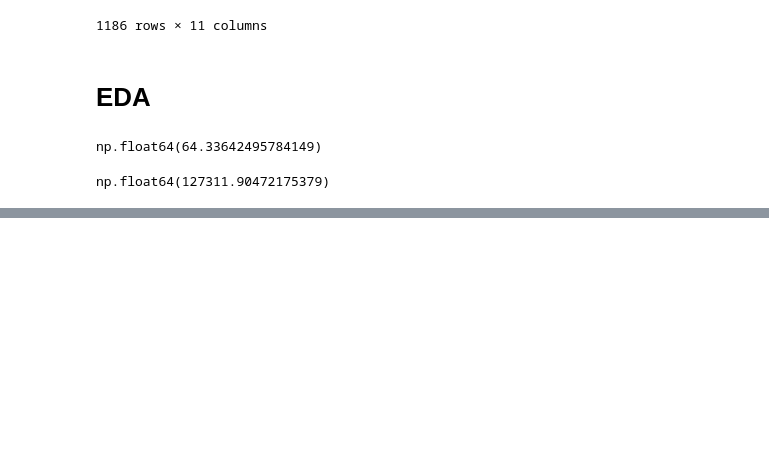
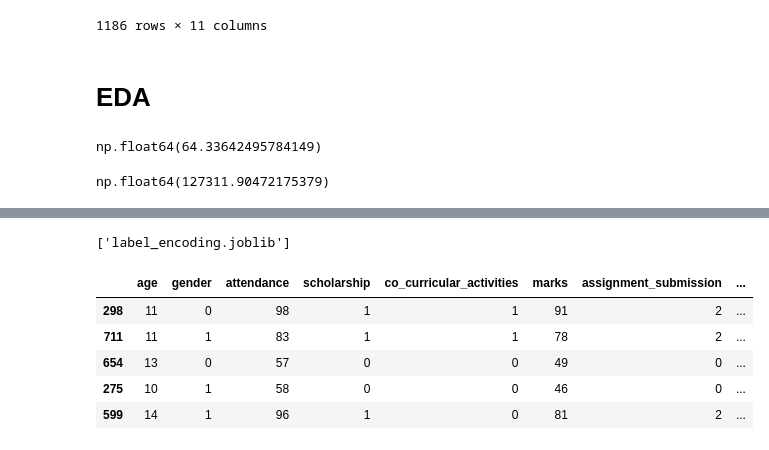
Before and after one commit to Yglitch/EarlyDrop-AI, a Jupyter notebook: train.ipynb, the cells around one changed output, grey strips where cells are left out. Cells and saved outputs as stored; diff of their text form; code cells hidden in the pictures; blank space fills up the shorter version.

Commit message:
Scaling and splitting the data

```diff
--- a/train.ipynb
+++ b/train.ipynb
@@ -89,3 +82,27 @@ x_train, x_test, y_train, y_test = train_test_split(
 le=LabelEncoder()
 # %%
 df["prediction"]=le.fit_transform(df[["prediction"]])
+# %%
+label_encoders = {}
+# %%
+for col in df.select_dtypes(include="object").columns:
+    le = LabelEncoder()
+    df[col] = le.fit_transform(df[col])
+    label_encoders[col] = le
+# %%
+joblib.dump(label_encoders,"label_encoding.joblib")
+# %% [output]
+['label_encoding.joblib']
+# %%
+X=df.drop(["prediction"],axis="columns")
+y=df.prediction
+# %%
+X_train , X_test , y_train , y_test = train_test_split(X, y , test_size=0.2 , random_state=42)
+X_train.head()
+# %% [output]
+|  | age | gender | attendance | scholarship | co_curricular_activities | marks | assignment_submission | ... |
+| 298 | 11 | 0 | 98 | 1 | 1 | 91 | 2 | ... |
+| 711 | 11 | 1 | 83 | 1 | 1 | 78 | 2 | ... |
+| 654 | 13 | 0 | 57 | 0 | 0 | 49 | 0 | ... |
+| 275 | 10 | 1 | 58 | 0 | 0 | 46 | 0 | ... |
+| 599 | 14 | 1 | 96 | 1 | 0 | 81 | 2 | ... |
```
Also changed, not shown: parts of 10 cells of this notebook, 1 other file.
